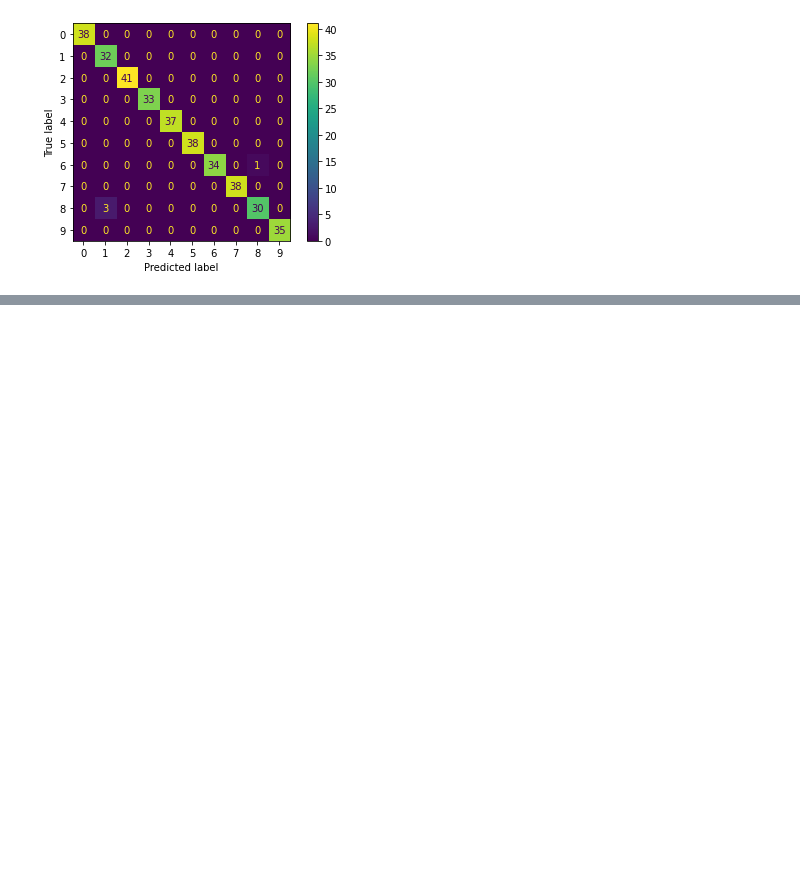
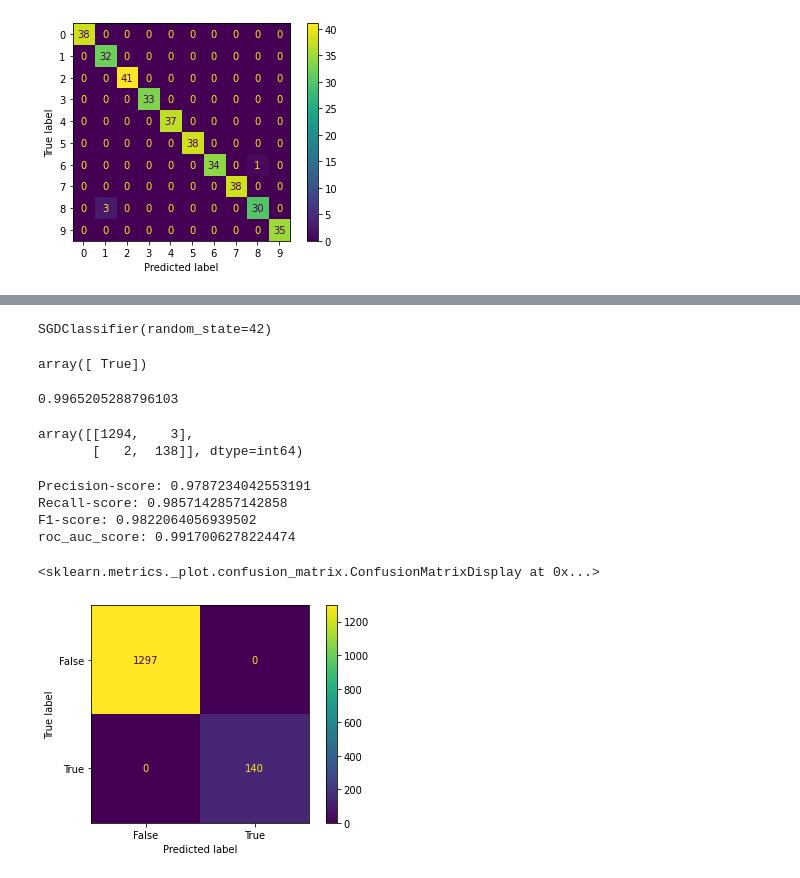
Before and after one commit to hamletinatonakanyan/DS_Class-Tasks, a Jupyter notebook: Macine Learning/Theme 3.1-3.2/Model_evaluating.ipynb, the cells around one changed output, grey strips where cells are left out. Drawn from its saved outputs; the diff is of its cells as text; code cells hidden in the pictures; blank space fills up the shorter version.

Commit message:
Classification, model selection, evaluation

```diff
--- a/Macine Learning/Theme 3.1-3.2/Model_evaluating.ipynb
+++ b/Macine Learning/Theme 3.1-3.2/Model_evaluating.ipynb
@@ -155,0 +158,56 @@ plot_confusion_matrix(knn, X_test, y_test)
+# %%
+# chose digit 0 from data
+some_digit = X[:1]
+y_train_0 = (y_train==0)
+y_test_0 = (y_test==0)
+# %%
+# train through SGDClassifier
+from sklearn.linear_model import SGDClassifier
+sgd = SGDClassifier(max_iter=1000, tol=1e-3, random_state=42)
+sgd.fit(X_train, y_train_0)
+# %% [output]
+SGDClassifier(random_state=42)
+# %%
+# predict digit
+sgd.predict(some_digit)
+# %% [output]
+array([ True])
+# %%
+# train data through cross_val_score model
+from sklearn.model_selection import cross_val_score
+cv_score = cross_val_score(sgd, X_train, y_train_0, cv=3, scoring='accuracy')
+cv_score.mean()
+# %% [output]
+0.9965205288796103
+# %%
+# do prediction
+from sklearn.model_selection import cross_val_predict
+y_train_pred = cross_val_predict(sgd, X_train, y_train_0, cv=5)
+
+# looking at confusion matrix
+from sklearn.metrics import confusion_matrix
+confusion_matrix(y_train_0, y_train_pred)
+# %% [output]
+array([[1294,    3],
+       [   2,  138]], dtype=int64)
+# %%
+# checking metrics
+precision = metrics.precision_score(y_train_0, y_train_pred)
+print(f'Precision-score: {precision}')
+recall = metrics.recall_score(y_train_0, y_train_pred)
+print(f'Recall-score: {recall}')
+f1_score = metrics.f1_score(y_train_0, y_train_pred)
+print(f'F1-score: {f1_score}')
+roc_auc_score = metrics.roc_auc_score(y_train_0, y_train_pred)
+print(f'roc_auc_score: {roc_auc_score}')
+# %% [output]
+Precision-score: 0.9787234042553191
+Recall-score: 0.9857142857142858
+F1-score: 0.9822064056939502
+roc_auc_score: 0.9917006278224474
+# %%
+# plot confusion matrix
+plot_confusion_matrix(sgd, X_train, y_train_0)
+# %% [output]
+<sklearn.metrics._plot.confusion_matrix.ConfusionMatrixDisplay at 0x...>
+[figure, added]
```
Also changed, not shown: parts of 2 cells of this notebook.
